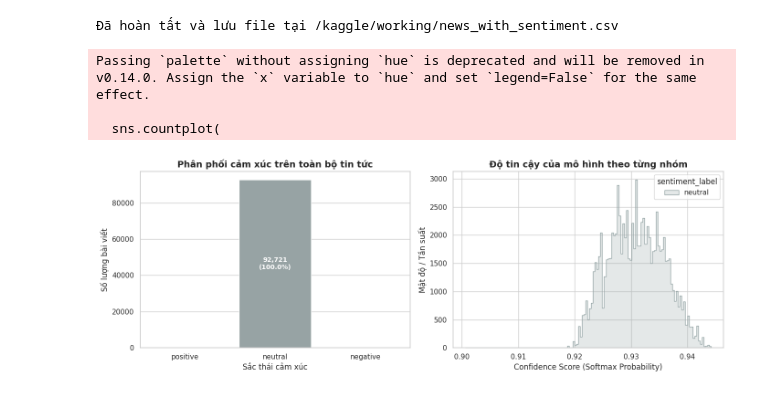
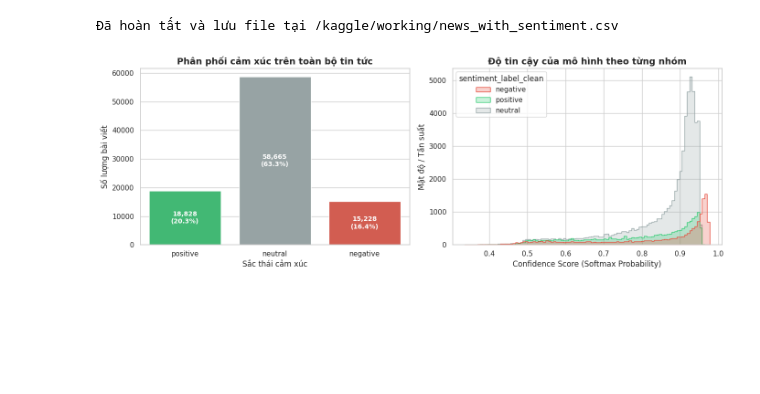
Before and after one commit to kohi-vip/Portfolios_Management_Theory_Games_Study, a Jupyter notebook: FinBERT_demo.ipynb, the cells around one changed output. Cells and saved outputs as stored; diff of their text form; code cells hidden in the pictures; blank space fills up the shorter version.

```diff
--- a/FinBERT_demo.ipynb
+++ b/FinBERT_demo.ipynb
@@ -159,7 +160,7 @@ sentiment_pipe = pipeline(
 )
 
 # 3. Thay 'headline' bằng tên cột tiêu đề thực tế trong DataFrame của bạn
-text_col = 'Acticle_title' if 'Acticle_title' in df.columns else df.columns[1]
+text_col = 'Article_title' if 'Article_title' in df.columns else df.columns[8]
 
 # Loại bỏ các dòng trống/NaN và ép kiểu chuỗi
 texts = df[text_col].fillna("").astype(str).tolist()
@@ -185,55 +186,56 @@ print("Đã hoàn tất và lưu file tại /kaggle/working/news_with_sentiment.
 import matplotlib.pyplot as plt
 import seaborn as sns
 
-# Thiết lập phong cách hiển thị
+# Chuẩn hóa nhãn về chữ thường để đồng nhất
+df['sentiment_label_clean'] = df['sentiment_label'].astype(str).str.lower()
+
 sns.set_theme(style="whitegrid")
 fig, axes = plt.subplots(1, 2, figsize=(14, 5))
 
-# Bảng màu đại diện: Xanh lá (Positive), Đỏ (Negative), Xám (Neutral)
 color_palette = {"positive": "#2ecc71", "negative": "#e74c3c", "neutral": "#95a5a6"}
+order = ['positive', 'neutral', 'negative']
 
-# 1. Biểu đồ đếm số lượng & tỷ lệ phần trăm
+# 1. Biểu đồ cột: Dùng hue và legend=False để sửa FutureWarning
 sns.countplot(
     data=df,
-    x='sentiment_label',
-    order=['positive', 'neutral', 'negative'],
+    x='sentiment_label_clean',
+    hue='sentiment_label_clean',
+    order=order,
     palette=color_palette,
+    legend=False,
     ax=axes[0]
 )
 axes[0].set_title('Phân phối cảm xúc trên toàn bộ tin tức', fontsize=14, fontweight='bold')
 axes[0].set_xlabel('Sắc thái cảm xúc', fontsize=12)
 axes[0].set_ylabel('Số lượng bài viết', fontsize=12)
 
-# Hiển thị số lượng và % trên đầu từng cột
 total = len(df)
 for p in axes[0].patches:
     height = p.get_height()
-    pct = (height / total) * 100
-    axes[0].annotate(f'{int(height):,}\n({pct:.1f}%)',
-                     (p.get_x() + p.get_width() / 2., height / 2),
-                     ha='center', va='center', color='white', fontweight='bold', fontsize=10)
+    if height > 0:
+        pct = (height / total) * 100
+        axes[0].annotate(f'{int(height):,}\n({pct:.1f}%)',
+                         (p.get_x() + p.get_width() / 2., height / 2),
+                         ha='center', va='center', color='white', fontweight='bold', fontsize=10)
 
-# 2. Phân bố điểm số tin cậy (Confidence Score)
+# 2. Biểu đồ phân bố điểm số tin cậy
 sns.histplot(
     data=df,
     x='sentiment_score',
-    hue='sentiment_label',
+    hue='sentiment_label_clean',
     palette=color_palette,
     element='step',
     common_norm=False,
     ax=axes[1]
 )
 axes[1].set_title('Độ tin cậy của mô hình theo từng nhóm', fontsize=14, fontweight='bold')
 axes[1].set_xlabel('Confidence Score (Softmax Probability)', fontsize=12)
 axes[1].set_ylabel('Mật độ / Tần suất', fontsize=12)
 
 plt.tight_layout()
 plt.show()
 # %% [output]
-Passing `palette` without assigning `hue` is deprecated and will be removed in v0.14.0. Assign the `x` variable to `hue` and set `legend=False` for the same effect.
-
-  sns.countplot(
-[figure, old version]
+[figure, new version]
 # %%
 # Giả sử cột ngày tên là 'date'
 if 'date' in df.columns:
```
Also changed, not shown: parts of 2 cells of this notebook.
